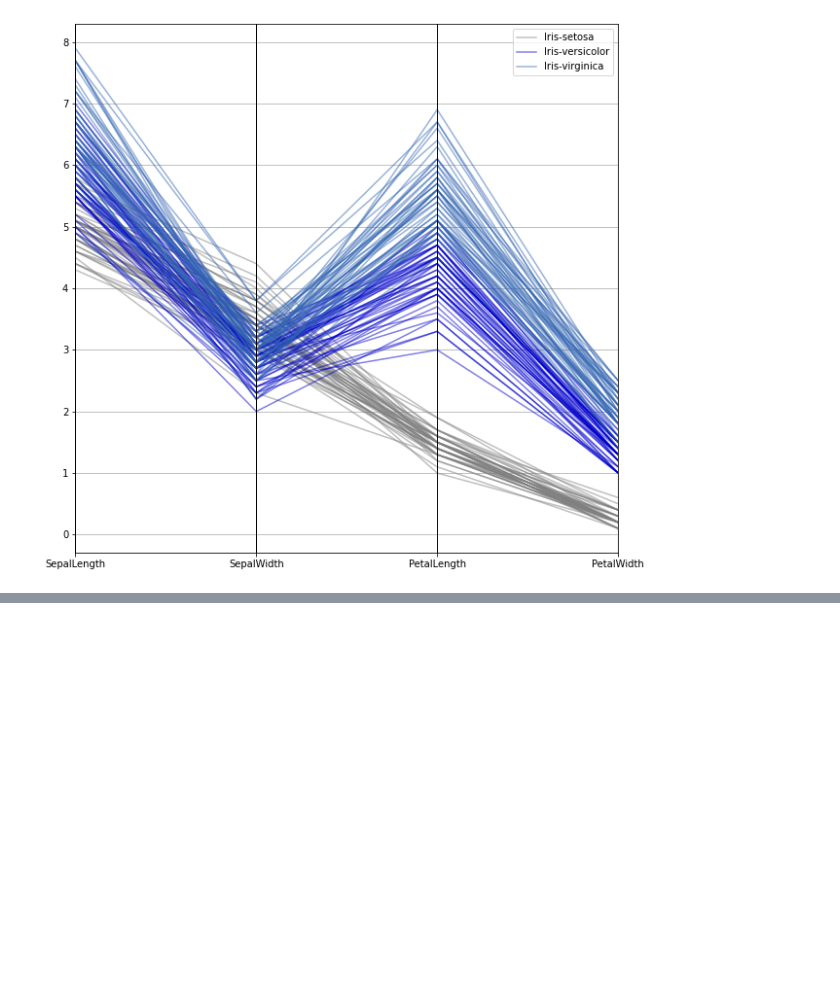
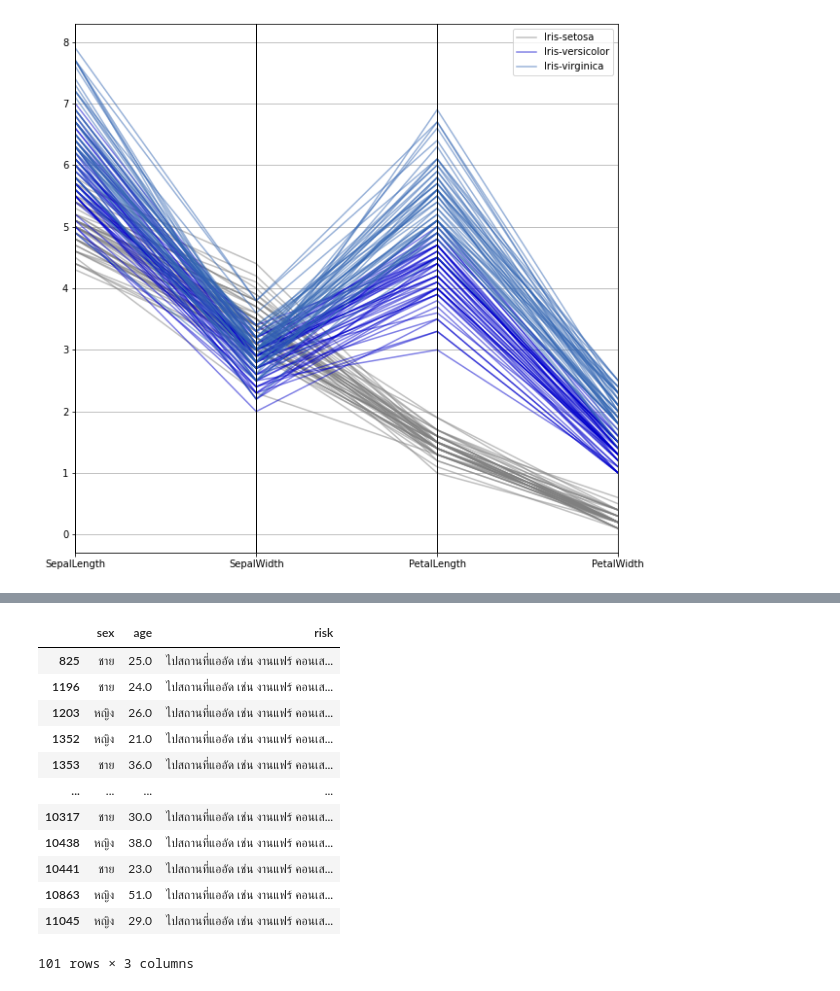
Before and after one commit to SupawadeeKhamthuy/data_viz_2022, a Jupyter notebook: DataViz01_Table_Data.ipynb, the cells around one changed output, grey strips where cells are left out. Cells and saved outputs as stored; diff of their text form; code cells hidden in the pictures; blank space fills up the shorter version.

```diff
--- a/DataViz01_Table_Data.ipynb
+++ b/DataViz01_Table_Data.ipynb
@@ -336,0 +323,17 @@ pd.plotting.parallel_coordinates(data_female,'risk',cols = ['sex','age'], colorm
+# %%
+data_GP1_df1 = data_GP1[data_GP1['risk']=='ไปสถานที่แออัด เช่น งานแฟร์ คอนเสิร์ต'] #เลือกมาเฉพาะ 'risk' ที่เป็น 'ไปสถานที่แออัด เช่น งานแฟร์ คอนเสิร์ต'
+data_GP1_df1
+# %% [output]
+|  | sex | age | risk |
+| 825 | ชาย | 25.0 | ไปสถานที่แออัด เช่น งานแฟร์ คอนเส... |
+| 1196 | ชาย | 24.0 | ไปสถานที่แออัด เช่น งานแฟร์ คอนเส... |
+| 1203 | หญิง | 26.0 | ไปสถานที่แออัด เช่น งานแฟร์ คอนเส... |
+| 1352 | หญิง | 21.0 | ไปสถานที่แออัด เช่น งานแฟร์ คอนเส... |
+| 1353 | ชาย | 36.0 | ไปสถานที่แออัด เช่น งานแฟร์ คอนเส... |
+| ... | ... | ... | ... |
+| 10317 | ชาย | 30.0 | ไปสถานที่แออัด เช่น งานแฟร์ คอนเส... |
+| 10438 | หญิง | 38.0 | ไปสถานที่แออัด เช่น งานแฟร์ คอนเส... |
+| 10441 | ชาย | 23.0 | ไปสถานที่แออัด เช่น งานแฟร์ คอนเส... |
+| 10863 | หญิง | 51.0 | ไปสถานที่แออัด เช่น งานแฟร์ คอนเส... |
+| 11045 | หญิง | 29.0 | ไปสถานที่แออัด เช่น งานแฟร์ คอนเส... |
+101 rows × 3 columns
```
Also changed, not shown: parts of 72 cells of this notebook.
